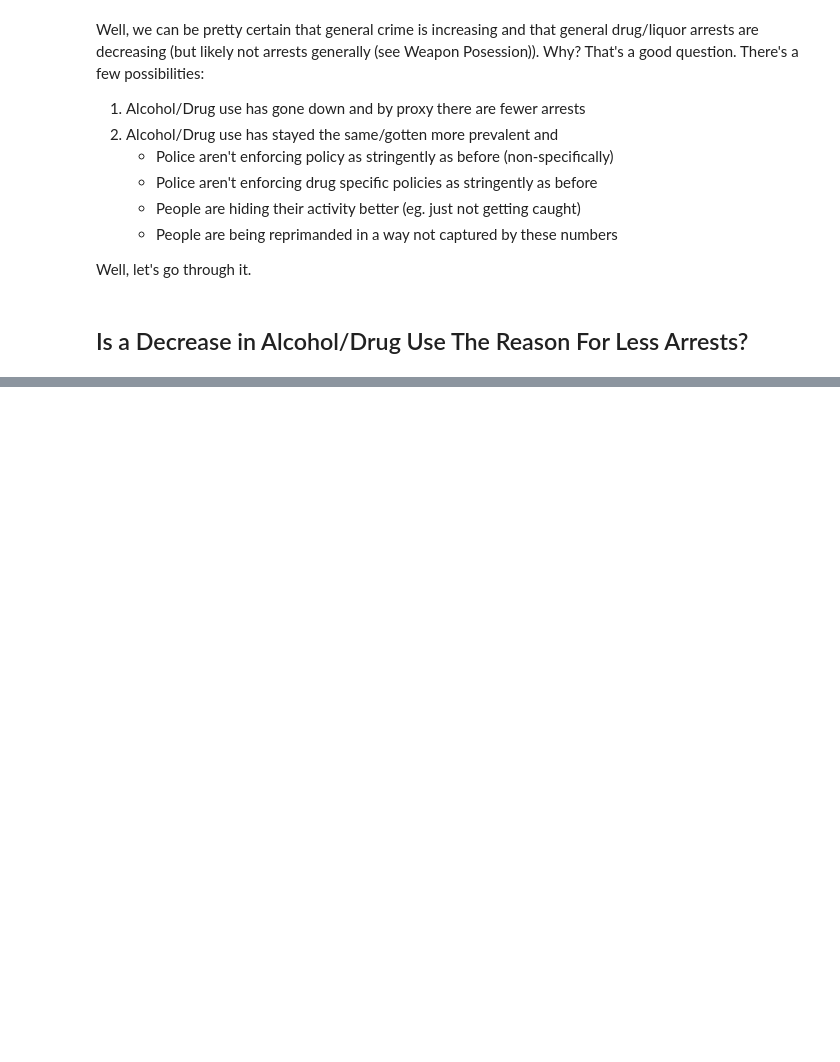
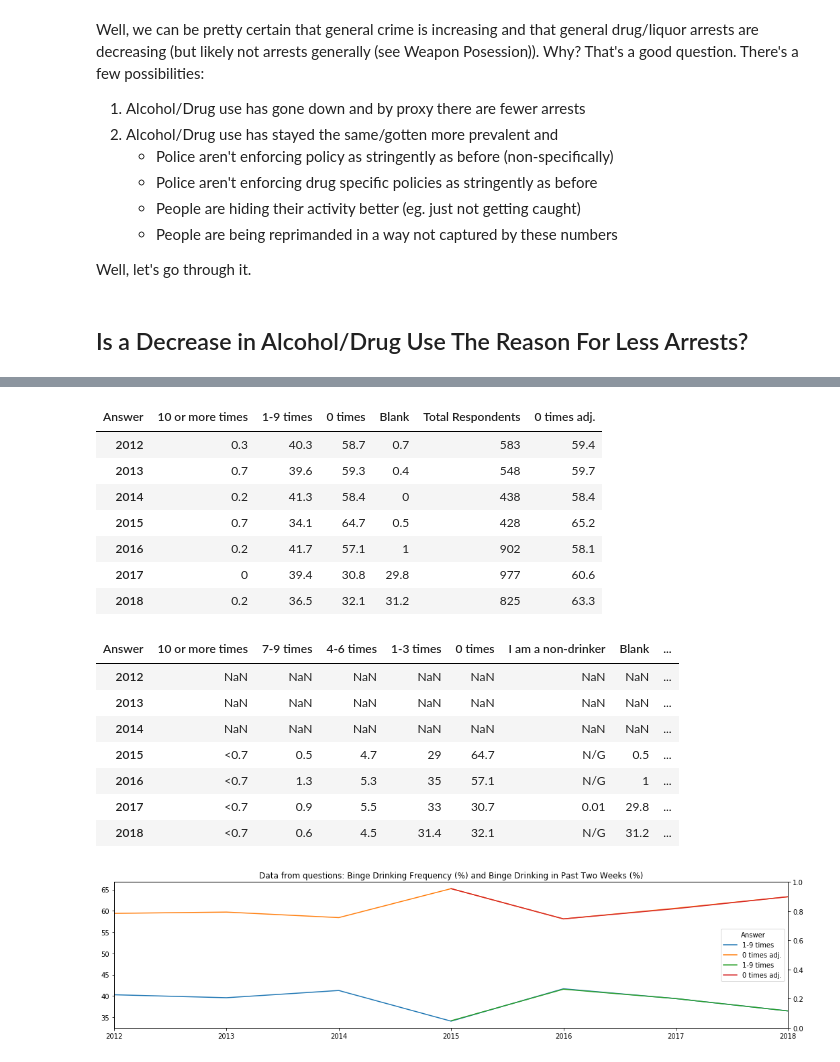
Before and after one commit to biosafetylvl5/Stanford-Alcohol, a Jupyter notebook: Data-Analysis/police-action.ipynb, the cells around one changed output, grey strips where cells are left out. Cells and saved outputs as stored; diff of their text form; code cells hidden in the pictures; blank space fills up the shorter version.

```diff
--- a/Data-Analysis/police-action.ipynb
+++ b/Data-Analysis/police-action.ipynb
@@ -306,0 +312,5 @@ Well, let's go through it.
+# %%
+alcdf = pd.read_excel('./../Formatted-Data/alcohol_trends_report_2018.xlsx', sheet_name="ALCOHOL USE TRENDS, 2012-2018", index_col=[0,1])
+alcdf = alcdf.drop(columns="Notes") # Remove Notes
+alcdf = alcdf.T
+display(alcdf)
@@ -306,0 +359,29 @@ Well, let's go through it.
+# %%
+bingeQs = ["Binge Drinking Frequency (%)", "Binge Drinking in Past Two Weeks (%)"]
+# %%
+alcdf[bingeQs[1], "1-9 times"] = alcdf[bingeQs[1]]["7-9 times"]+alcdf[bingeQs[1]]["4-6 times"]+alcdf[bingeQs[1]]["1-3 times"]
+ax = plt.gca()
+ax2 = ax.twinx()
+for question in bingeQs:
+    alcdf[question, "0 times adj."] = alcdf[question]["0 times"] + alcdf[question]["Blank"]
+    display(alcdf[question])
+    alcdf[question].loc[:, ["1-9 times", "0 times adj."]].plot(legend=True, title="Data from questions: "+bingeQs[0]+" and "+bingeQs[1], ax=ax)
+plt.show()
+# %% [output]
+| Answer | 10 or more times | 1-9 times | 0 times | Blank | Total Respondents | 0 times adj. |
+| 2012 | 0.3 | 40.3 | 58.7 | 0.7 | 583 | 59.4 |
+| 2013 | 0.7 | 39.6 | 59.3 | 0.4 | 548 | 59.7 |
+| 2014 | 0.2 | 41.3 | 58.4 | 0 | 438 | 58.4 |
+| 2015 | 0.7 | 34.1 | 64.7 | 0.5 | 428 | 65.2 |
+| 2016 | 0.2 | 41.7 | 57.1 | 1 | 902 | 58.1 |
+| 2017 | 0 | 39.4 | 30.8 | 29.8 | 977 | 60.6 |
+| 2018 | 0.2 | 36.5 | 32.1 | 31.2 | 825 | 63.3 |
+| Answer | 10 or more times | 7-9 times | 4-6 times | 1-3 times | 0 times | I am a non-drinker | Blank | ... |
+| 2012 | NaN | NaN | NaN | NaN | NaN | NaN | NaN | ... |
+| 2013 | NaN | NaN | NaN | NaN | NaN | NaN | NaN | ... |
+| 2014 | NaN | NaN | NaN | NaN | NaN | NaN | NaN | ... |
+| 2015 | <0.7 | 0.5 | 4.7 | 29 | 64.7 | N/G | 0.5 | ... |
+| 2016 | <0.7 | 1.3 | 5.3 | 35 | 57.1 | N/G | 1 | ... |
+| 2017 | <0.7 | 0.9 | 5.5 | 33 | 30.7 | 0.01 | 29.8 | ... |
+| 2018 | <0.7 | 0.6 | 4.5 | 31.4 | 32.1 | N/G | 31.2 | ... |
+[figure, added]
```
Also changed, not shown: parts of 26 cells of this notebook, 1 other file.
